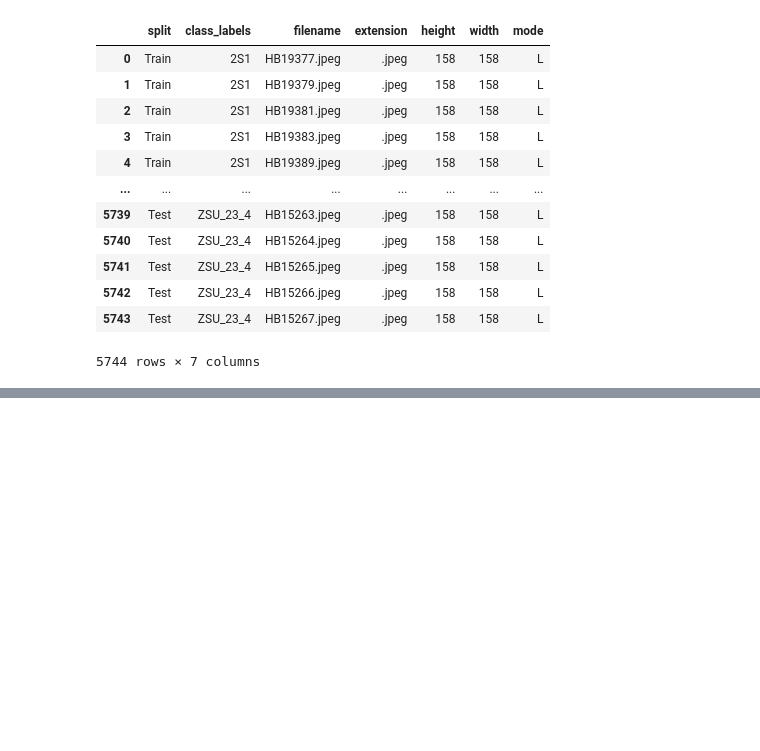
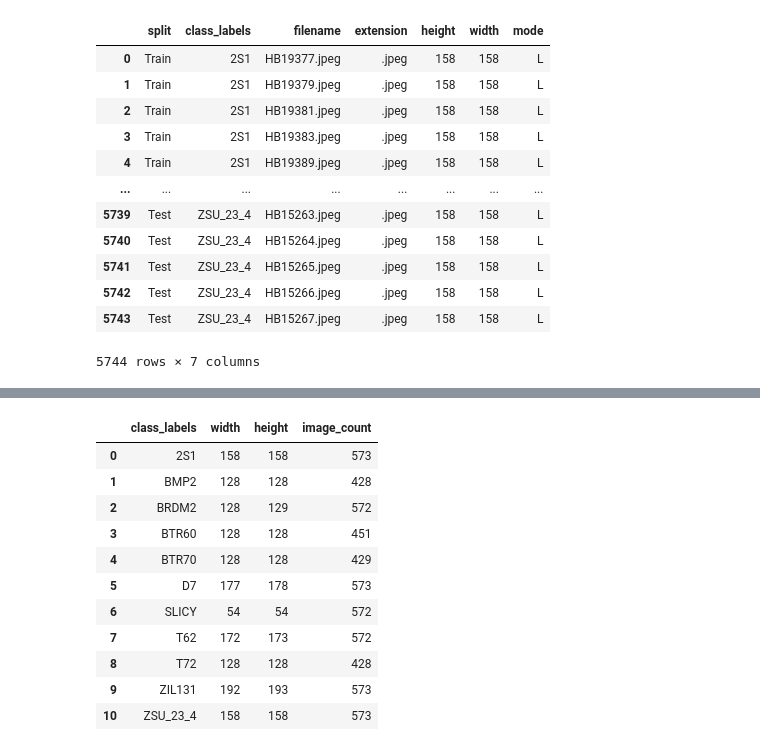
Before and after one commit to SoftDev-Candy/GeoSpace_Defence_AI, a Jupyter notebook: notebooks/01_understanding_dataset.ipynb, the cells around one changed output, grey strips where cells are left out. Cells and saved outputs as stored; diff of their text form; code cells hidden in the pictures; blank space fills up the shorter version.

Commit message:
Saved some dimension counts of class images.

```diff
--- a/notebooks/01_understanding_dataset.ipynb
+++ b/notebooks/01_understanding_dataset.ipynb
@@ -360,0 +416,23 @@ Shape: (5744, 7)
+# %%
+#check dimensions by class
+class_dimensions = (
+    df_class_metadata
+    .groupby(["class_labels", "width", "height"])
+    .size()
+    .reset_index(name="image_count")
+)
+
+class_dimensions
+# %% [output]
+|  | class_labels | width | height | image_count |
+| 0 | 2S1 | 158 | 158 | 573 |
+| 1 | BMP2 | 128 | 128 | 428 |
+| 2 | BRDM2 | 128 | 129 | 572 |
+| 3 | BTR60 | 128 | 128 | 451 |
+| 4 | BTR70 | 128 | 128 | 429 |
+| 5 | D7 | 177 | 178 | 573 |
+| 6 | SLICY | 54 | 54 | 572 |
+| 7 | T62 | 172 | 173 | 572 |
+| 8 | T72 | 128 | 128 | 428 |
+| 9 | ZIL131 | 192 | 193 | 573 |
+| 10 | ZSU_23_4 | 158 | 158 | 573 |
```
Also changed, not shown: parts of 4 cells of this notebook.
